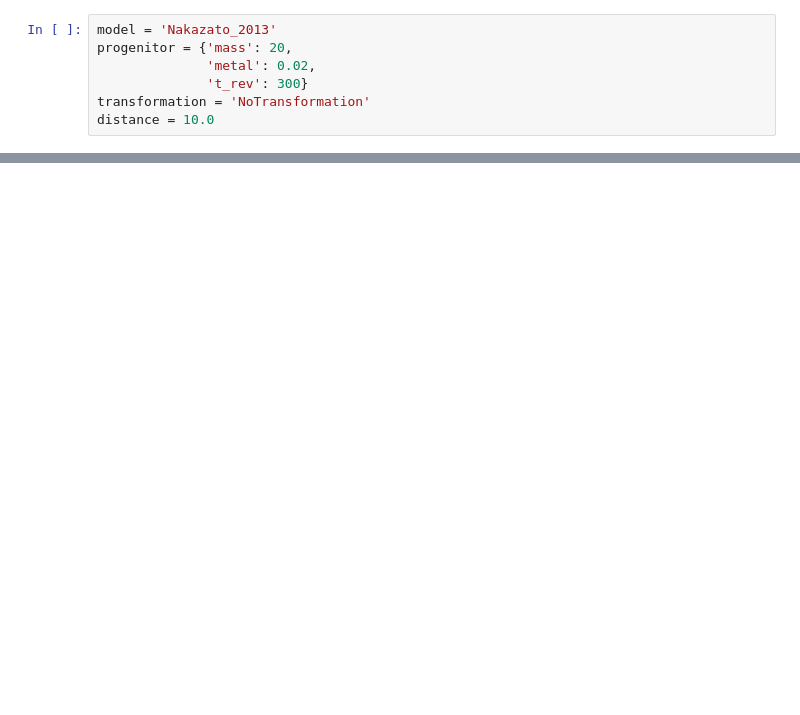
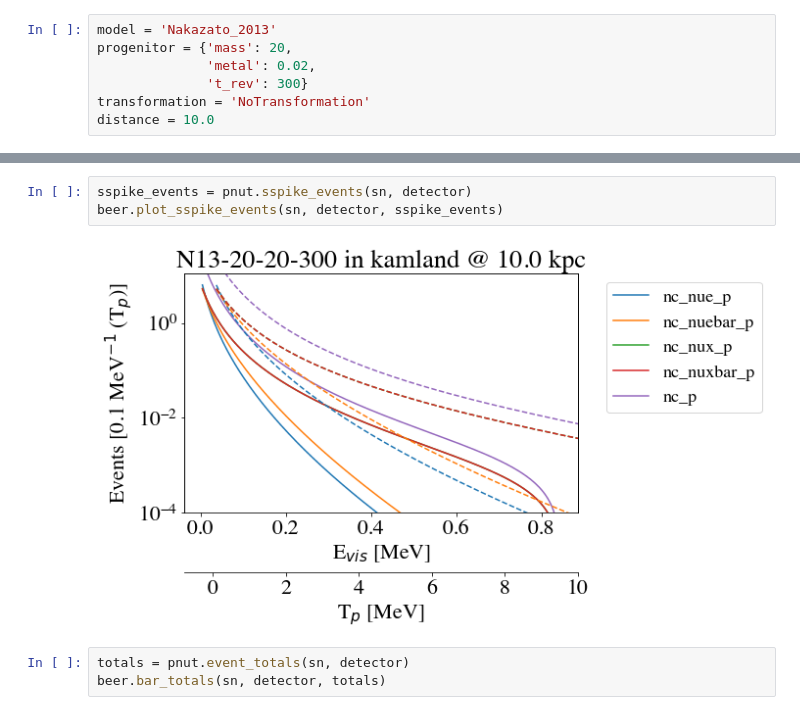
Before and after one commit to joesmolsky/sspike, a Jupyter notebook: notebooks/Nakazato_2013.ipynb, the cells around one changed output, grey strips where cells are left out. Saved outputs shown, nothing was run; the diff lists cells and outputs as text; blank space fills up the shorter version.

```diff
--- a/notebooks/Nakazato_2013.ipynb
+++ b/notebooks/Nakazato_2013.ipynb
@@ -45,0 +32,8 @@ tab
+# %%
+sspike_events = pnut.sspike_events(sn, detector)
+beer.plot_sspike_events(sn, detector, sspike_events)
+# %% [output]
+[figure, added]
+# %%
+totals = pnut.event_totals(sn, detector)
+beer.bar_totals(sn, detector, totals)
```
Also changed, not shown: parts of 11 cells of this notebook, 2 other files.
